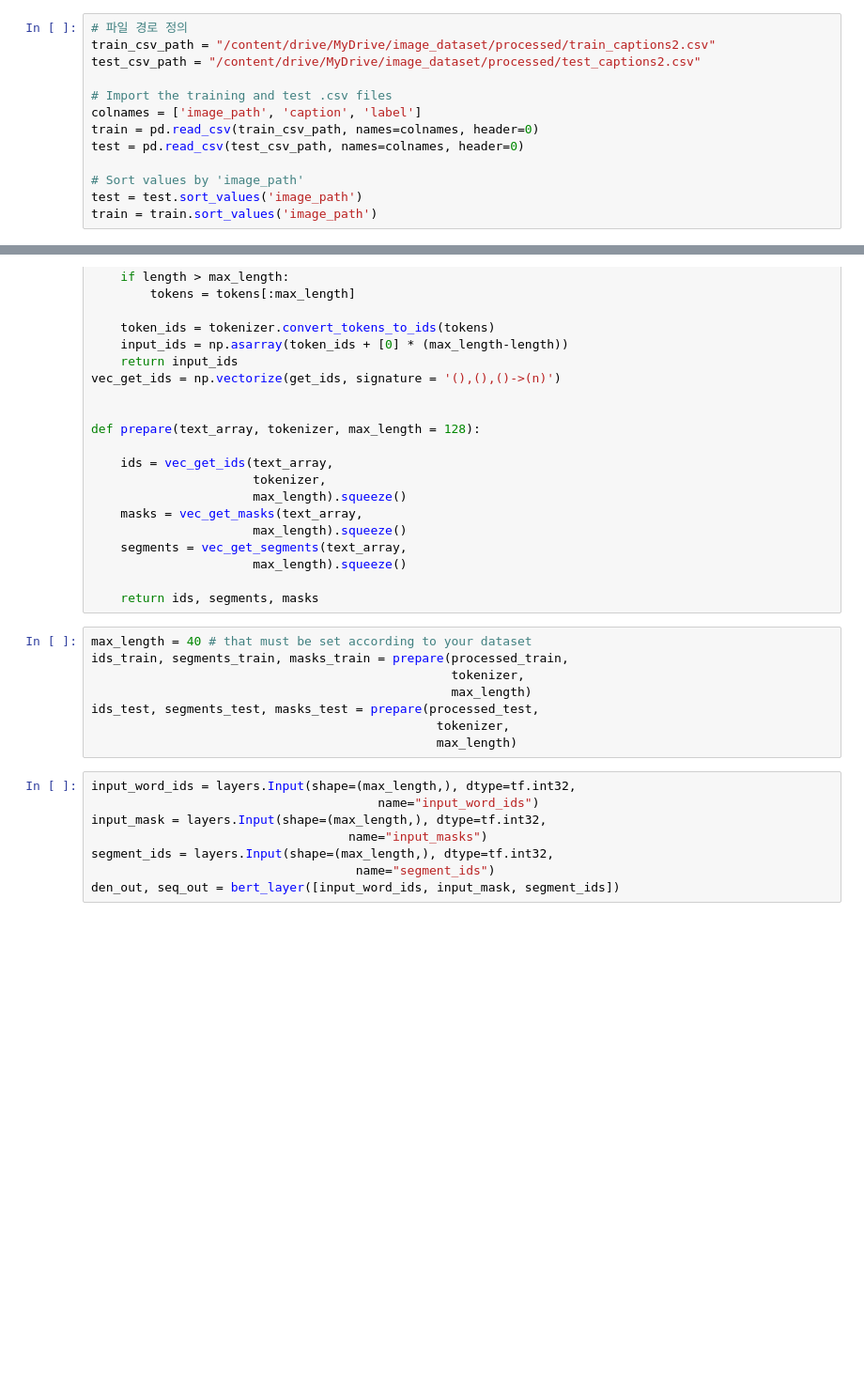
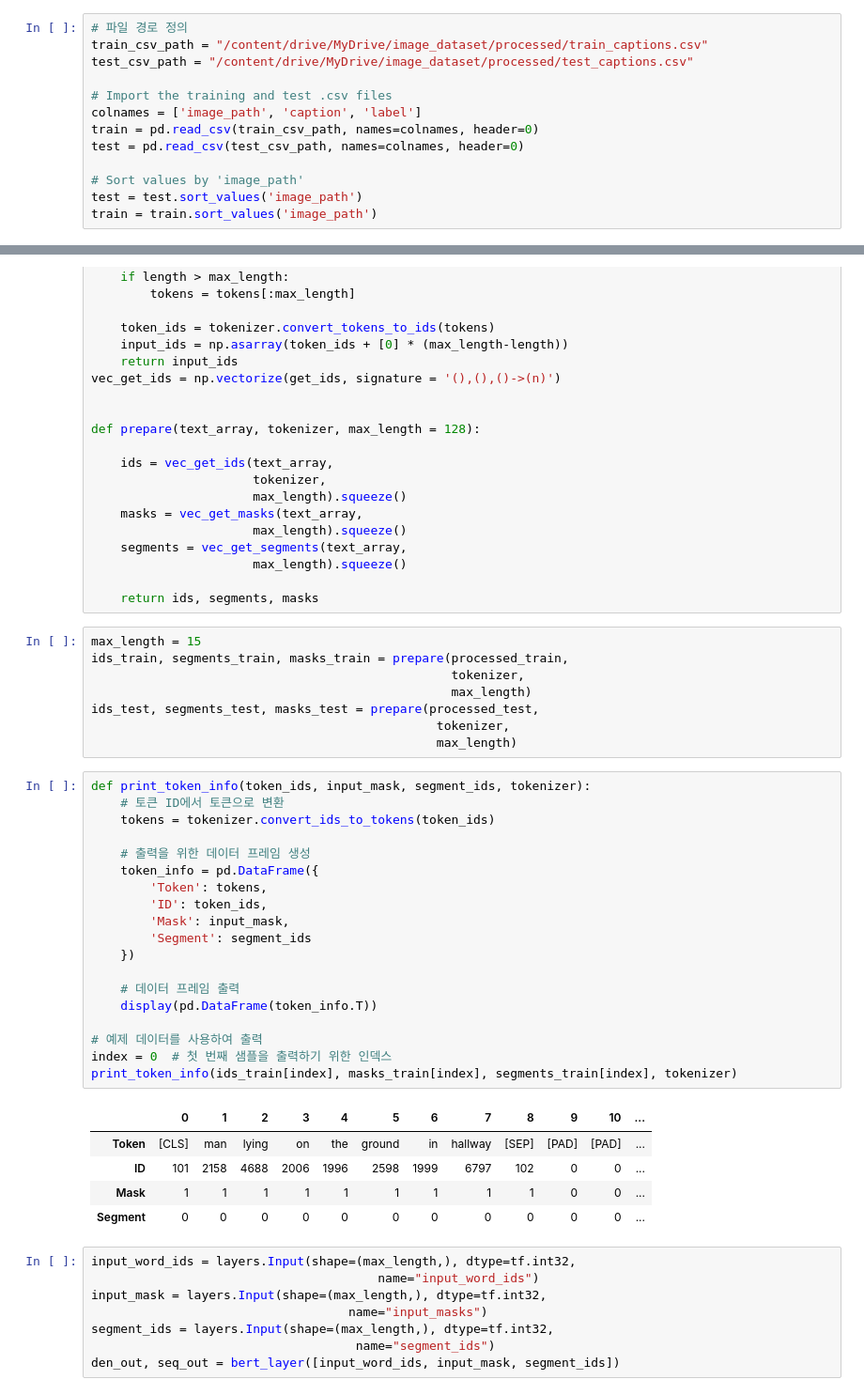
Before and after one commit to qkrwoghd04/binary_classification_using_BERT-ViT, a Jupyter notebook: code/Image&Text_fusion_using_BERT.ipynb, the cells around one changed output, grey strips where cells are left out. Shown at 94% size. Cells and saved outputs as stored; diff of their text form; blank space fills up the shorter version.

```diff
--- a/code/Image&Text_fusion_using_BERT.ipynb
+++ b/code/Image&Text_fusion_using_BERT.ipynb
@@ -53,8 +53,8 @@ import plotly.graph_objects as go
 Colab only includes TensorFlow 2.x; %tensorflow_version has no effect.
 # %%
 # 파일 경로 정의
-train_csv_path = "/content/drive/MyDrive/image_dataset/processed/train_captions2.csv"
-test_csv_path = "/content/drive/MyDrive/image_dataset/processed/test_captions2.csv"
+train_csv_path = "/content/drive/MyDrive/image_dataset/processed/train_captions.csv"
+test_csv_path = "/content/drive/MyDrive/image_dataset/processed/test_captions.csv"
 
 # Import the training and test .csv files
 colnames = ['image_path', 'caption', 'label']
@@ -202,13 +202,38 @@ def prepare(text_array, tokenizer, max_length = 128):
 
     return ids, segments, masks
 # %%
-max_length = 40 # that must be set according to your dataset
+max_length = 15
 ids_train, segments_train, masks_train = prepare(processed_train,
                                                  tokenizer,
                                                  max_length)
 ids_test, segments_test, masks_test = prepare(processed_test,
                                                tokenizer,
                                                max_length)
+# %%
+def print_token_info(token_ids, input_mask, segment_ids, tokenizer):
+    # 토큰 ID에서 토큰으로 변환
+    tokens = tokenizer.convert_ids_to_tokens(token_ids)
+
+    # 출력을 위한 데이터 프레임 생성
+    token_info = pd.DataFrame({
+        'Token': tokens,
+        'ID': token_ids,
+        'Mask': input_mask,
+        'Segment': segment_ids
+    })
+
+    # 데이터 프레임 출력
+    display(pd.DataFrame(token_info.T))
+
+# 예제 데이터를 사용하여 출력
+index = 0  # 첫 번째 샘플을 출력하기 위한 인덱스
+print_token_info(ids_train[index], masks_train[index], segments_train[index], tokenizer)
+# %% [output]
+|  | 0 | 1 | 2 | 3 | 4 | 5 | 6 | 7 | 8 | 9 | 10 | ... |
+| Token | [CLS] | man | lying | on | the | ground | in | hallway | [SEP] | [PAD] | [PAD] | ... |
+| ID | 101 | 2158 | 4688 | 2006 | 1996 | 2598 | 1999 | 6797 | 102 | 0 | 0 | ... |
+| Mask | 1 | 1 | 1 | 1 | 1 | 1 | 1 | 1 | 1 | 0 | 0 | ... |
+| Segment | 0 | 0 | 0 | 0 | 0 | 0 | 0 | 0 | 0 | 0 | 0 | ... |
 # %%
 input_word_ids = layers.Input(shape=(max_length,), dtype=tf.int32,
                                        name="input_word_ids")
```
Also changed, not shown: parts of 8 cells of this notebook.
